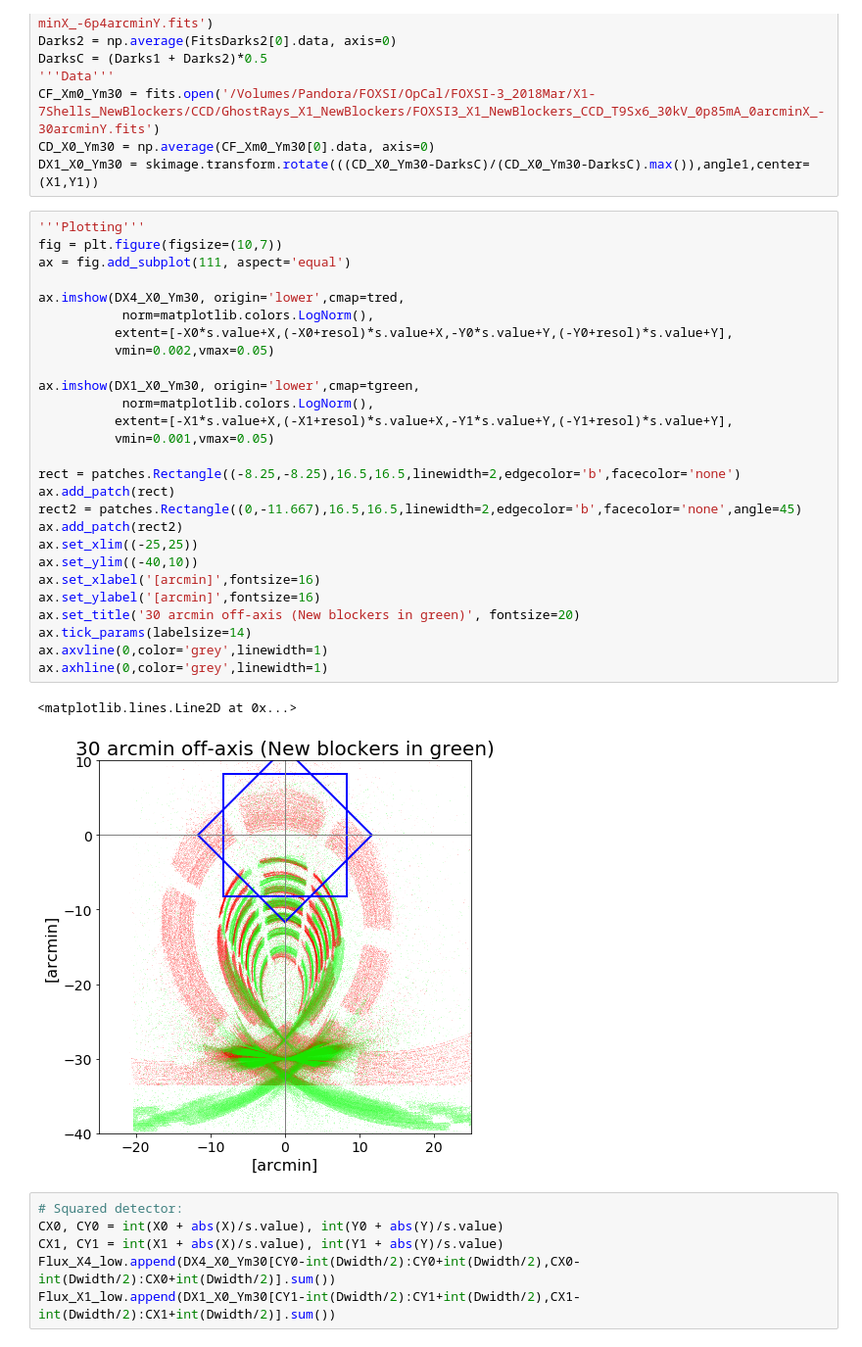
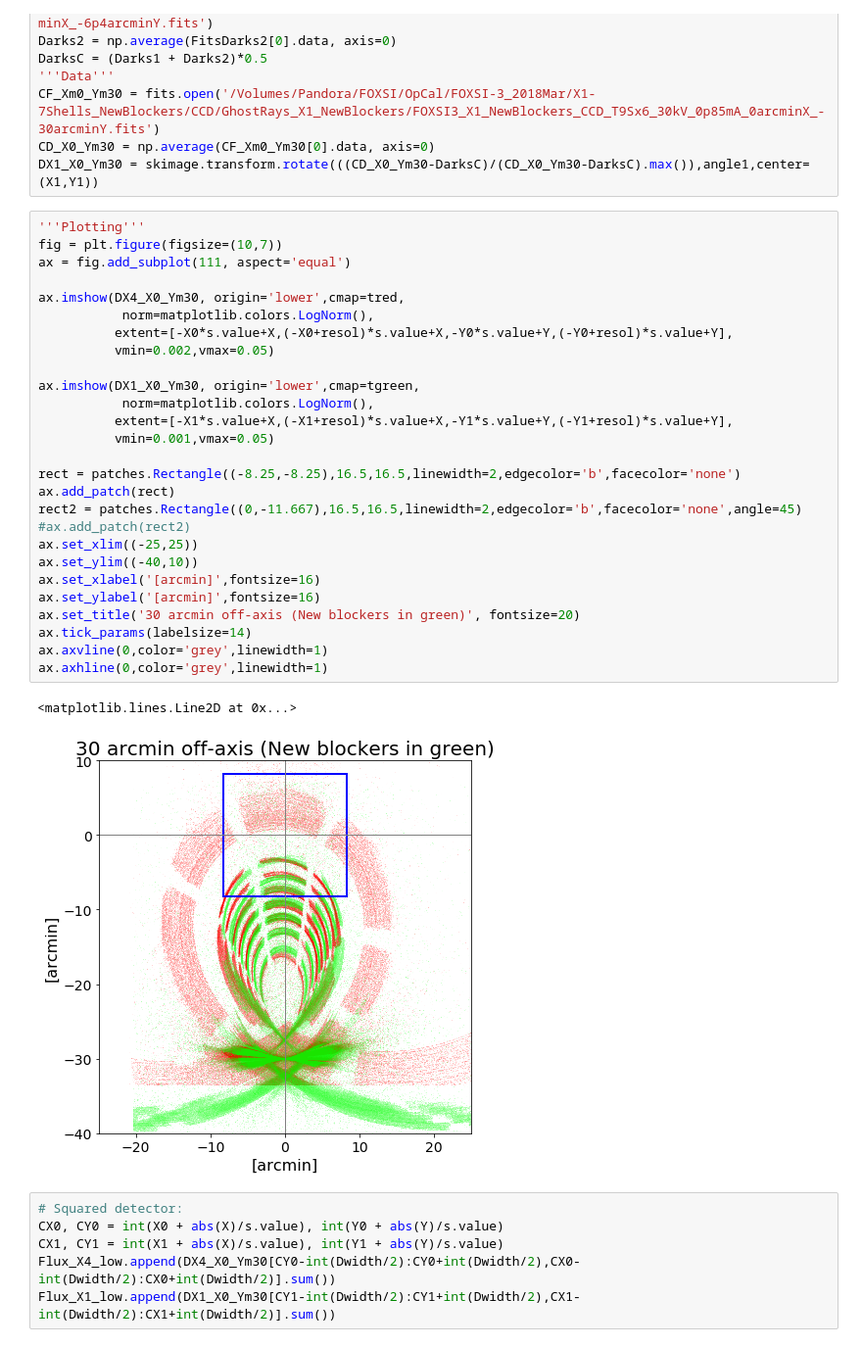
Before and after one commit to pymilo/Milo_CCD_Cal, a Jupyter notebook: Notebooks/GhostRays_7Shell_NewBlockers.ipynb, the cells around one changed output. Shown at 98% size. Drawn from its saved outputs; the diff is of its cells as text.

```diff
--- a/Notebooks/GhostRays_7Shell_NewBlockers.ipynb
+++ b/Notebooks/GhostRays_7Shell_NewBlockers.ipynb
@@ -103,33 +103,33 @@ DX1_X0_Ym30 = skimage.transform.rotate(((CD_X0_Ym30-DarksC)/(CD_X0_Ym30-DarksC).
 # %%
 '''Plotting'''
 fig = plt.figure(figsize=(10,7))
 ax = fig.add_subplot(111, aspect='equal')
 
 ax.imshow(DX4_X0_Ym30, origin='lower',cmap=tred,
            norm=matplotlib.colors.LogNorm(),
           extent=[-X0*s.value+X,(-X0+resol)*s.value+X,-Y0*s.value+Y,(-Y0+resol)*s.value+Y],
           vmin=0.002,vmax=0.05)
 
 ax.imshow(DX1_X0_Ym30, origin='lower',cmap=tgreen,
            norm=matplotlib.colors.LogNorm(),
           extent=[-X1*s.value+X,(-X1+resol)*s.value+X,-Y1*s.value+Y,(-Y1+resol)*s.value+Y],
           vmin=0.001,vmax=0.05)
 
 rect = patches.Rectangle((-8.25,-8.25),16.5,16.5,linewidth=2,edgecolor='b',facecolor='none')
 ax.add_patch(rect)
 rect2 = patches.Rectangle((0,-11.667),16.5,16.5,linewidth=2,edgecolor='b',facecolor='none',angle=45)
-ax.add_patch(rect2)
+#ax.add_patch(rect2)
 ax.set_xlim((-25,25))
 ax.set_ylim((-40,10))
 ax.set_xlabel('[arcmin]',fontsize=16)
 ax.set_ylabel('[arcmin]',fontsize=16)
 ax.set_title('30 arcmin off-axis (New blockers in green)', fontsize=20)
 ax.tick_params(labelsize=14)
 ax.axvline(0,color='grey',linewidth=1)
 ax.axhline(0,color='grey',linewidth=1)
 # %% [output]
 <matplotlib.lines.Line2D at 0x...>
-[figure, old version]
+[figure, new version]
 # %%
 # Squared detector:
 CX0, CY0 = int(X0 + abs(X)/s.value), int(Y0 + abs(Y)/s.value)
```
Also changed, not shown: 2 other files.
